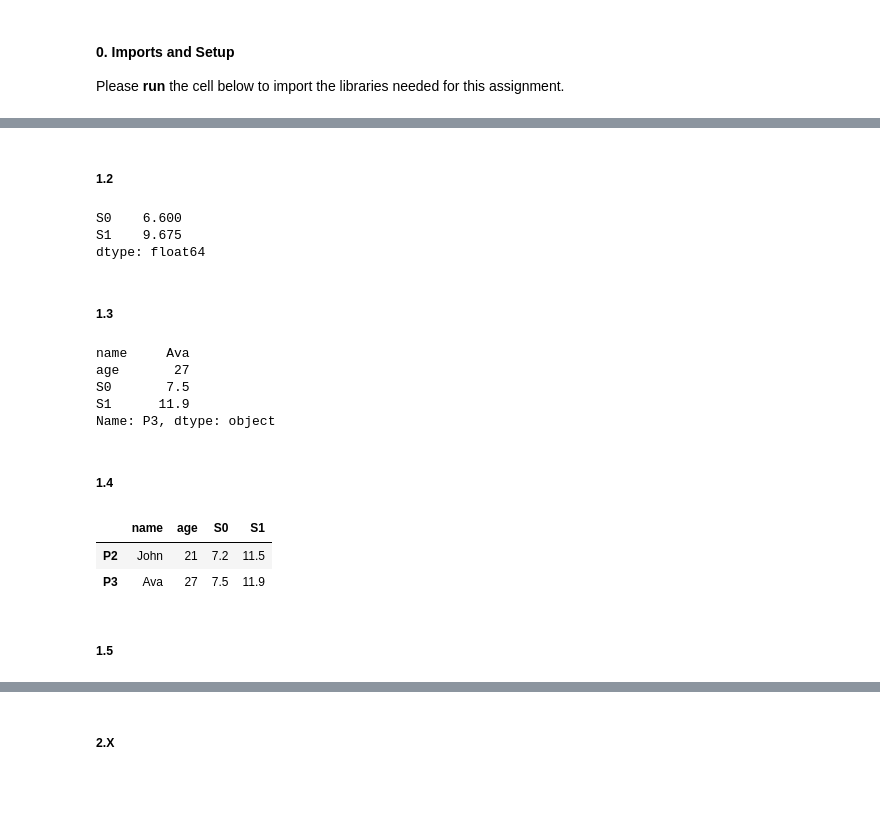
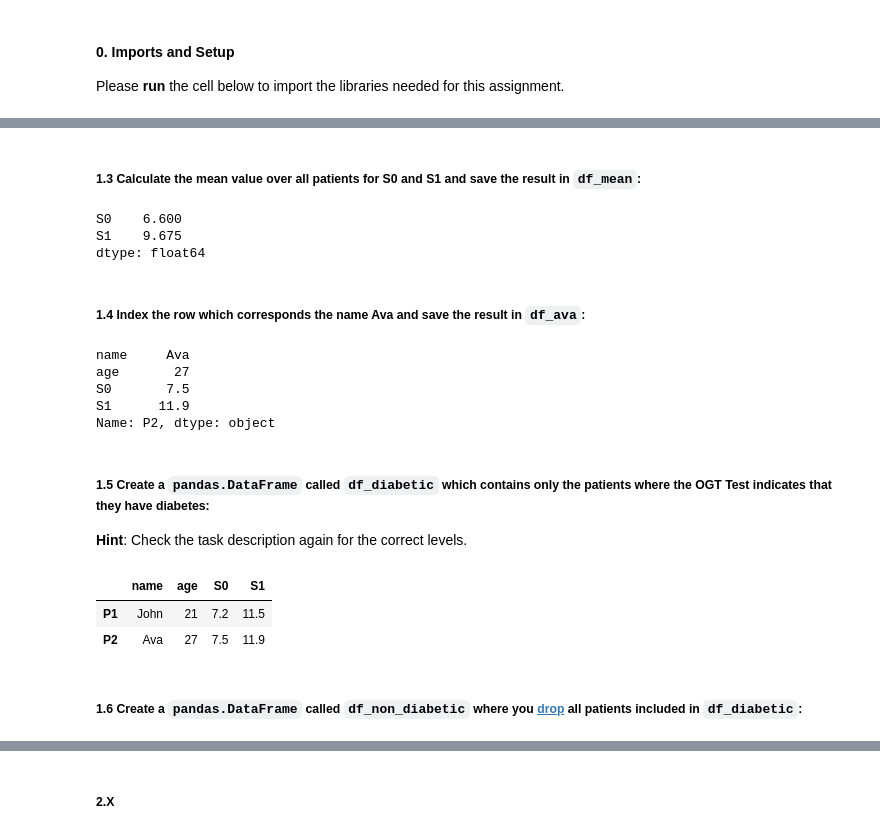
Before and after one commit to digikolleg-data-science-psychology/ads_exercise, a Jupyter notebook: course_directory/ads_exercise/source/07_pandas/07_pandas.ipynb, the cells around one changed output, grey strips where cells are left out. Cells and saved outputs as stored; diff of their text form; code cells hidden in the pictures; blank space fills up the shorter version.

```diff
--- a/course_directory/ads_exercise/source/07_pandas/07_pandas.ipynb
+++ b/course_directory/ads_exercise/source/07_pandas/07_pandas.ipynb
@@ -76,16 +81,16 @@ Requirement already satisfied: certifi>=2017.4.17 in c:\users\marie\appdata\loca
 # %%
 patients = {
-    "name": ["Jane", "John", "Ava", "Scott"],
-    "age": [24, 21, 27, 23]
+    "name": ["Jane", "John", "Ava"],
+    "age": [24, 21, 27]
 }
 
-samples = np.array([[5.8, 7.7], [7.2, 11.5], [7.5, 11.9], [5.9, 7.6]])
+samples = np.array([[5.8, 7.7], [7.2, 11.5], [7.5, 11.9]])
 
 ### BEGIN SOLUTION
 df_info = pd.DataFrame.from_dict(patients)
 df_samples = pd.DataFrame(samples, columns=["S0", "S1"])
 df = pd.concat([df_info, df_samples], axis=1)
-df.index = ["P1", "P2", "P3", "P4"]
+df.index = ["P0", "P1", "P2"]
 df
 ### END SOLUTION
 # %% [output]
@@ -104,0 +113,5 @@ assert list(df.index) == ["P1", "P2", "P3", "P4"]
+# %%
+### BEGIN SOLUTION
+df.loc["P3"] = ["Scott", 23, 5.9, 7.6]
+df
+### END SOLUTION
@@ -105,5 +128,5 @@ assert list(df.index) == ["P1", "P2", "P3", "P4"]
 # %% [markdown]
-##### 1.2
+##### 1.3 Calculate the mean value over all patients for S0 and S1 and save the result in ``df_mean``:
 # %%
 ### BEGIN SOLUTION
 df_mean = np.mean(df[["S0", "S1"]], axis=0)
@@ -117,7 +140,7 @@ dtype: float64
 assert list(df_mean.index) == ["S0", "S1"]
 assert df_mean["S0"] == 6.6 and df_mean["S1"] == 9.675
 # %% [markdown]
-##### 1.3
+##### 1.4 Index the row which corresponds the name Ava and save the result in ``df_ava``:
 # %%
 ### BEGIN SOLUTION
 df_ava = df.iloc[2]
@@ -128,19 +151,20 @@ name     Ava
 age       27
 S0       7.5
 S1      11.9
-Name: P3, dtype: object
+Name: P2, dtype: object
 # %%
 assert df_ava.shape == (4,)
 assert df_ava["name"] == "Ava"
 # %% [markdown]
-##### 1.4
+##### 1.5 Create a ``pandas.DataFrame`` called ``df_diabetic`` which contains only the patients where the OGT Test indicates that they have diabetes:
+**Hint**: Check the task description again for the correct levels.
 # %%
 ### BEGIN SOLUTION
-df_diabetes = df.loc[(df["S0"] >= 7) & (df["S1"] >= 11.0), :]
-df_diabetes
+df_diabetic = df.loc[(df["S0"] >= 7) & (df["S1"] >= 11.0), :]
+df_diabetic
 ### END SOLUTION
 # %% [output]
 |  | name | age | S0 | S1 |
-| P2 | John | 21 | 7.2 | 11.5 |
-| P3 | Ava | 27 | 7.5 | 11.9 |
+| P1 | John | 21 | 7.2 | 11.5 |
+| P2 | Ava | 27 | 7.5 | 11.9 |
 # %%
@@ -149,4 +173,4 @@ assert list(df_diabetes.index) == ["P2", "P3"]
 # %% [markdown]
-##### 1.5
+##### 1.6 Create a ``pandas.DataFrame`` called ``df_non_diabetic`` where you [drop](https://pandas.pydata.org/docs/reference/api/pandas.DataFrame.drop.html) all patients included in ``df_diabetic``:
 # %%
 ### BEGIN SOLUTION
```
Also changed, not shown: parts of 33 cells of this notebook.
